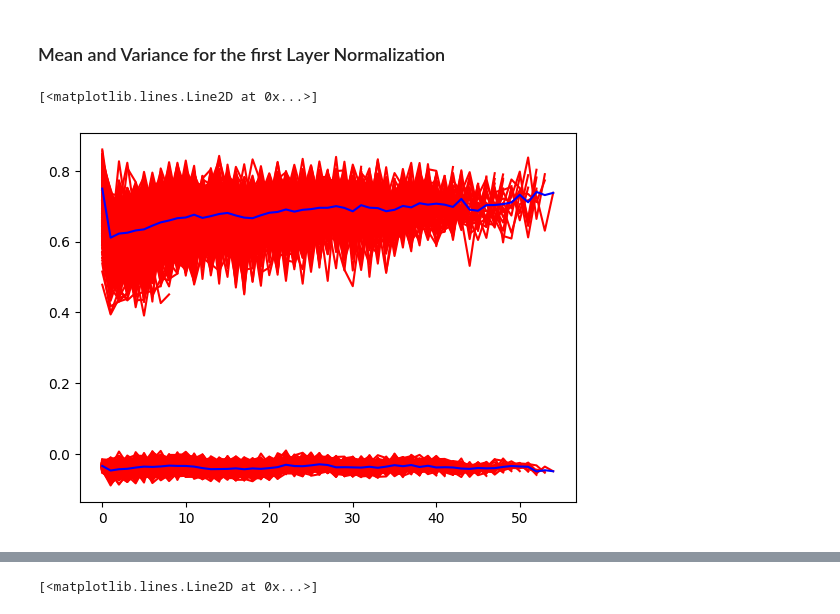
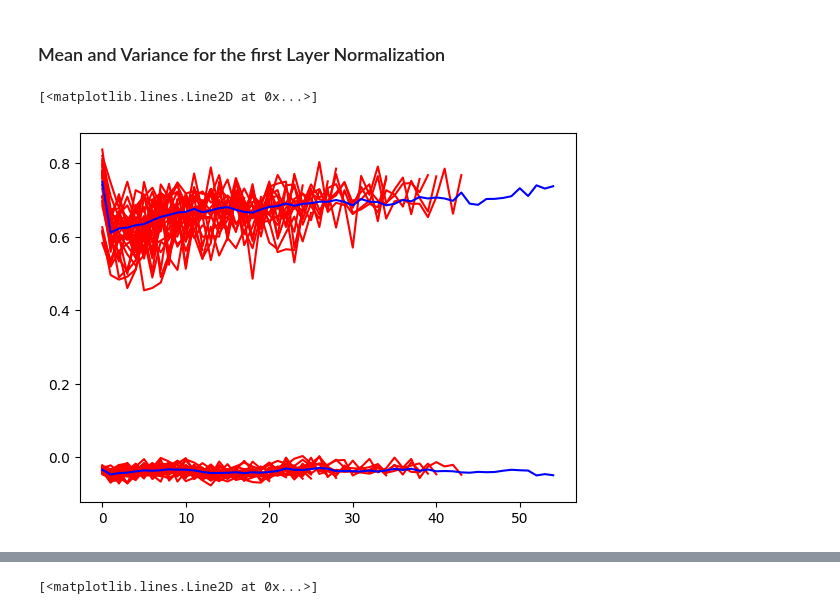
Before and after one commit to narger-ef/FHE-BERT-Tiny, a Jupyter notebook: notebooks/SST-2 BERT-Tiny to FHE.ipynb, the cells around one changed output, grey strips where cells are left out. Drawn from its saved outputs; the diff is of its cells as text; code cells hidden in the pictures.

```diff
--- a/notebooks/SST-2 BERT-Tiny to FHE.ipynb
+++ b/notebooks/SST-2 BERT-Tiny to FHE.ipynb
@@ -211,16 +213,16 @@ for ind in dataset.index:
 # %%
 mean = slotted_mean(mean_distribution)
 var = slotted_mean(var_distribution)
 
-for m in mean_distribution:
+for m in mean_distribution[:30]:
     plt.plot(m, color="red")
 
-for v in var_distribution:
+for v in var_distribution[:30]:
     plt.plot(v, color="red")
 
 plt.plot(mean, color="blue")
 plt.plot(var, color="blue")
 #print("Mean: {}\nVariance: {}".format(mean, var))
 # %% [output]
 [<matplotlib.lines.Line2D at 0x...>]
-[figure, old version]
+[figure, new version]
```
Also changed, not shown: parts of 5 cells of this notebook, 11 other files.
